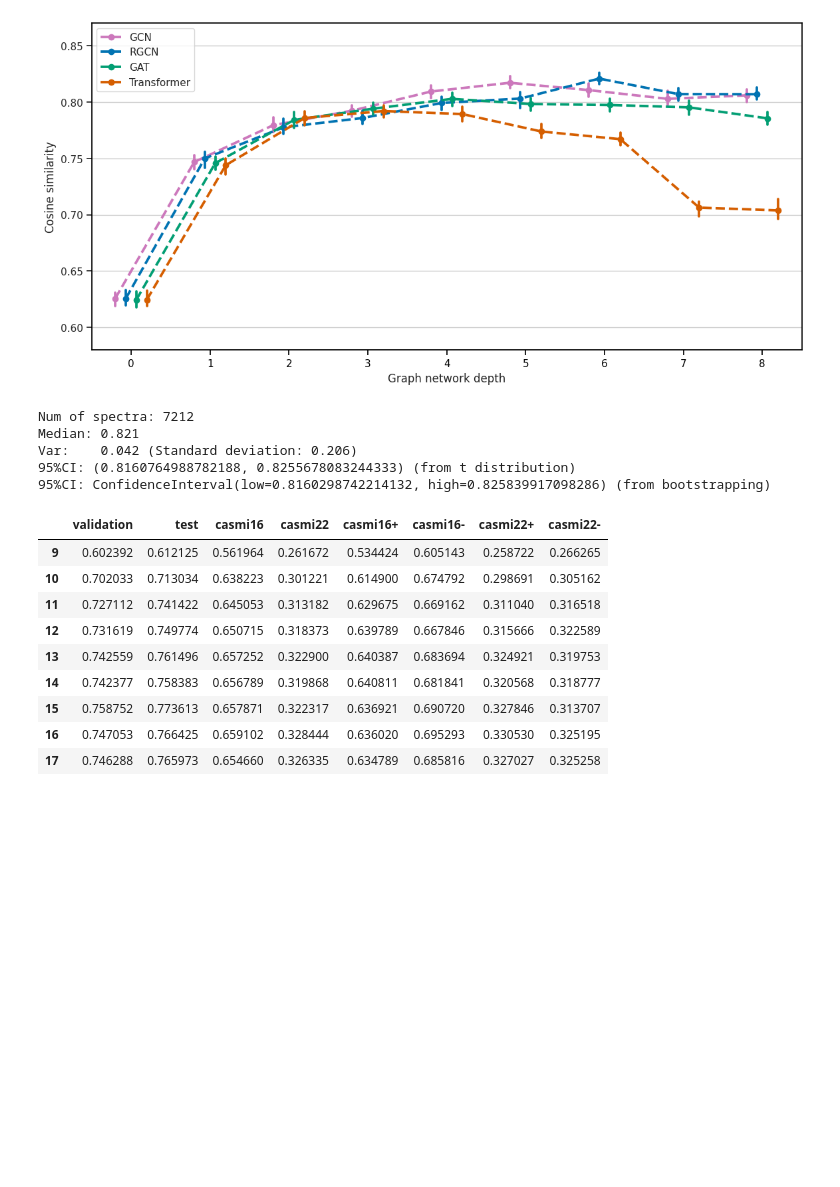
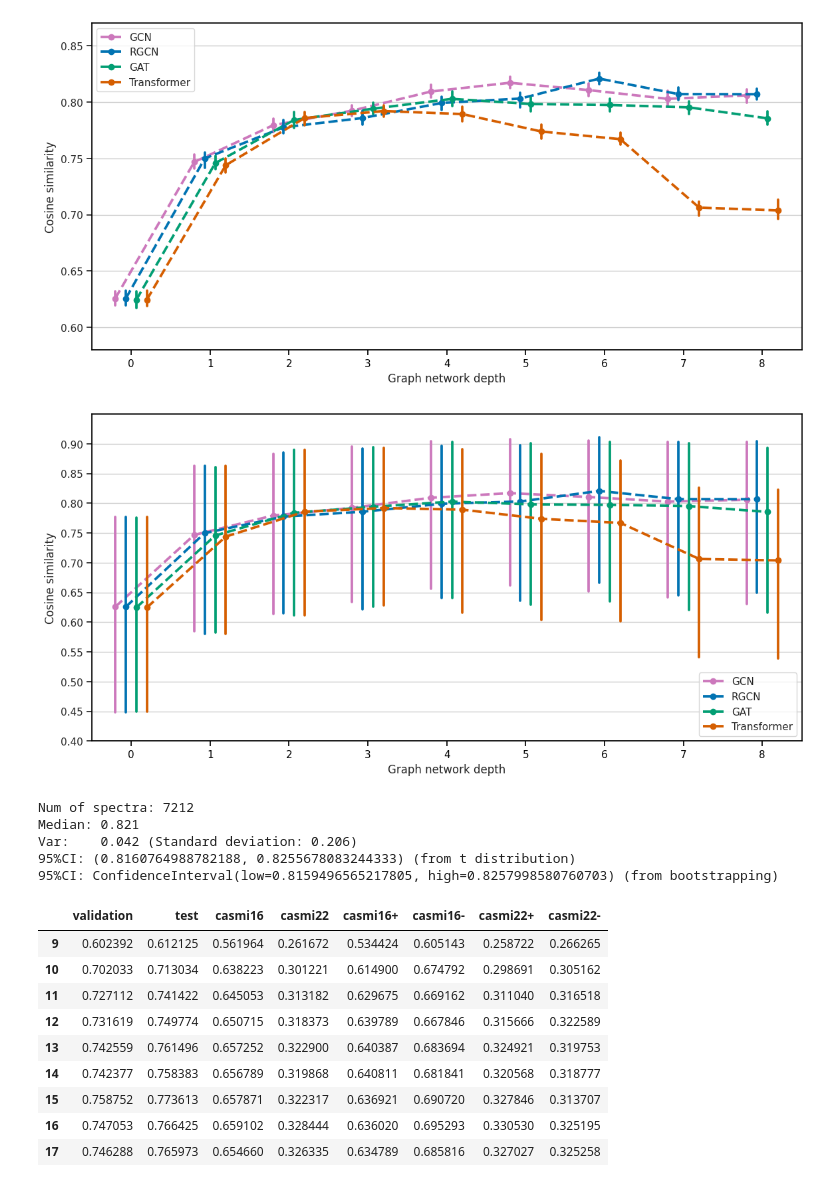
Before and after one commit to BAMeScience/fiora, a Jupyter notebook: notebooks/grid_stats.ipynb, the cells around one changed output. Cells and saved outputs as stored; diff of their text form; code cells hidden in the pictures; blank space fills up the shorter version.

Commit message:
Add Figures with IQR and Sd error bars

```diff
--- a/notebooks/grid_stats.ipynb
+++ b/notebooks/grid_stats.ipynb
@@ -114,6 +115,33 @@ plt.legend(title="")
 plt.show()
 # %% [output]
 [figure]
+# %%
+fig, ax = plt.subplots(1,1, figsize=(12, 6))
+plt.subplots_adjust(top=0.94, bottom=0.12, right=0.97, left=0.08)
+
+color_blind4=[sns.color_palette("colorblind")[4], sns.color_palette("colorblind")[0], sns.color_palette("colorblind")[2], sns.color_palette("colorblind")[3]]
+L = log.explode("validation")
+L["gnn_type"] = L["gnn_type"].map(gnn_type_labels)
+sns.pointplot(data=L, x="depth", y="validation", estimator="median", capsize=.0,  markers="o", palette=color_blind4, markersize=5, errorbar=('pi', 50), linestyles='--', hue="gnn_type", dodge=0.4) # ci=('ci', 0.95),, palette=tri_palette,  bins=[x/10.0 for x in list(range(0,10,1))]), multiple="dodge", common_norm=False, stat="density") #multiple="dodge", common_norm=False, stat="density")
+#plt.ylim([0.4, 0.8]) # markers=["o", "X", "^","*"]
+plt.ylabel("Cosine similarity")
+plt.xlabel("Graph network depth")
+plt.yticks(np.arange(0.4, 0.91, 0.05))
+# plt.autoscale(enable=True, axis='y')
+plt.ylim(0.4, 0.95)
+#plt.ylim(0.25, 0.95)
+plt.legend(title="")
+
+# for line in ax.lines:
+#     marker = line.get_marker()
+#     line.set_markeredgecolor('black')
+
+# fig.savefig(f"{home}/images/paper/grid_params3.svg", format="svg", dpi=600)
+# fig.savefig(f"{home}/images/paper/grid_params3.png", format="png", dpi=600)
+# fig.savefig(f"{home}/images/paper/grid_params3.pdf", format="pdf", dpi=600)
+plt.show()
+# %% [output]
+[figure, added]
 # %%
 import numpy as np
 import scipy.stats as st
@@ -135,7 +163,7 @@ Num of spectra: 7212
 Median: 0.821
 Var:    0.042 (Standard deviation: 0.206)
 95%CI: (0.8160764988782188, 0.8255678083244333) (from t distribution)
-95%CI: ConfidenceInterval(low=0.8160298742214132, high=0.825839917098286) (from bootstrapping)
+95%CI: ConfidenceInterval(low=0.8159496565217805, high=0.8257998580760703) (from bootstrapping)
 # %%
 eval_columns = log.columns[4:]
 log[log["gnn_type"] == "RGCNConv"][eval_columns].apply(lambda x: x.apply(np.mean) ,axis=1)
```
Also changed, not shown: parts of 5 cells of this notebook, 2 other files.
